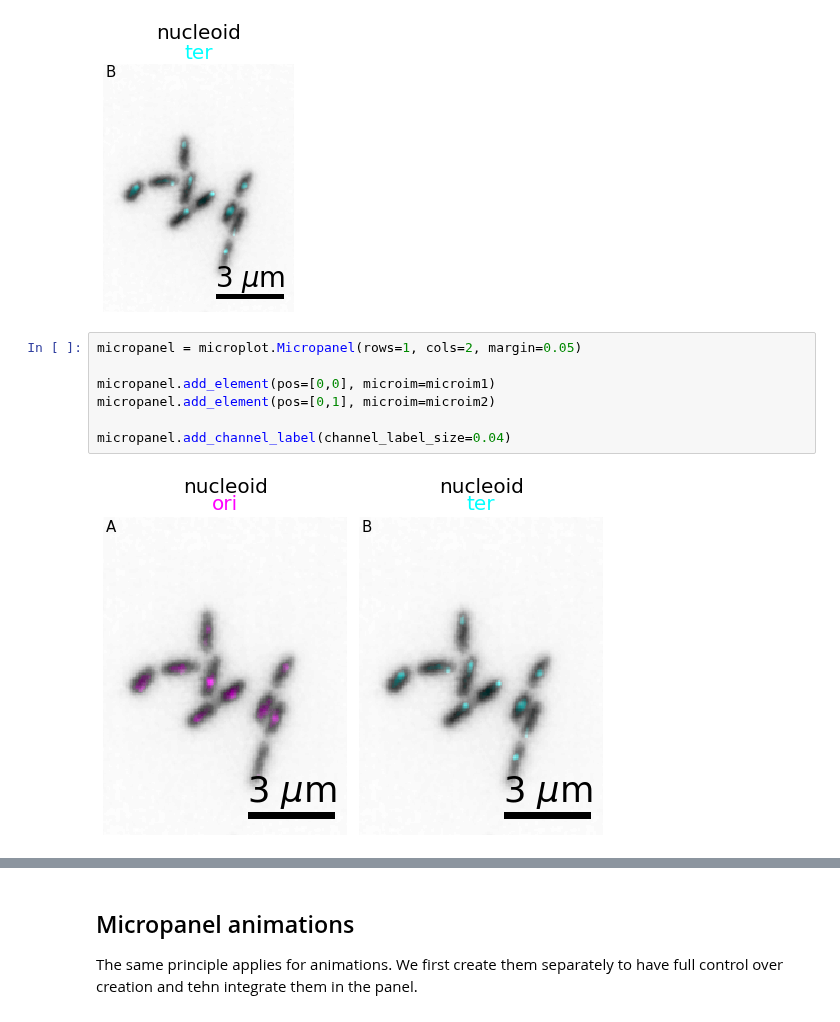
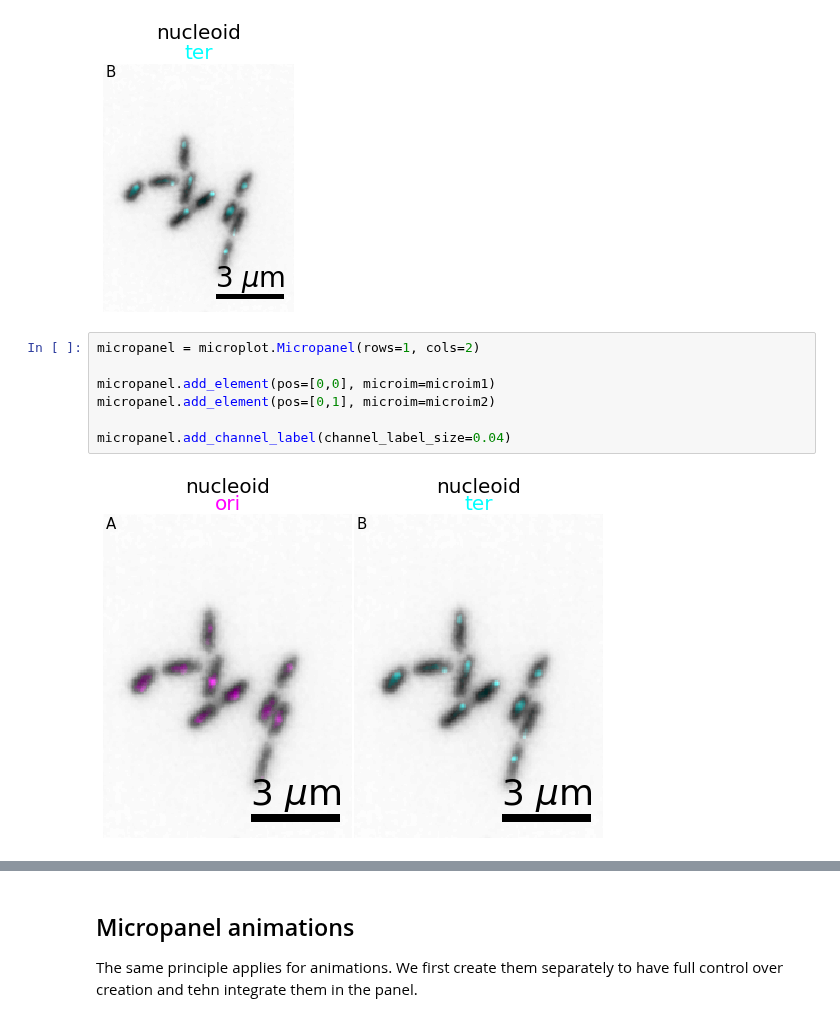
Before and after one commit to guiwitz/microfilm, a Jupyter notebook: notebooks/create_panels.ipynb, the cells around one changed output, grey strips where cells are left out. Cells and saved outputs as stored; diff of their text form.

```diff
--- a/notebooks/create_panels.ipynb
+++ b/notebooks/create_panels.ipynb
@@ -68,11 +68,11 @@ microim2 = microplot.microshow(images=[image[0, 10, :, :], image[2, 10, :, :]],
 # %% [output]
 [figure]
 # %%
-micropanel = microplot.Micropanel(rows=1, cols=2, margin=0.05)
+micropanel = microplot.Micropanel(rows=1, cols=2)
 
 micropanel.add_element(pos=[0,0], microim=microim1)
 micropanel.add_element(pos=[0,1], microim=microim2)
 
 micropanel.add_channel_label(channel_label_size=0.04)
 # %% [output]
-[figure, old version]
+[figure, new version]
```
Also changed, not shown: parts of 3 cells of this notebook.
